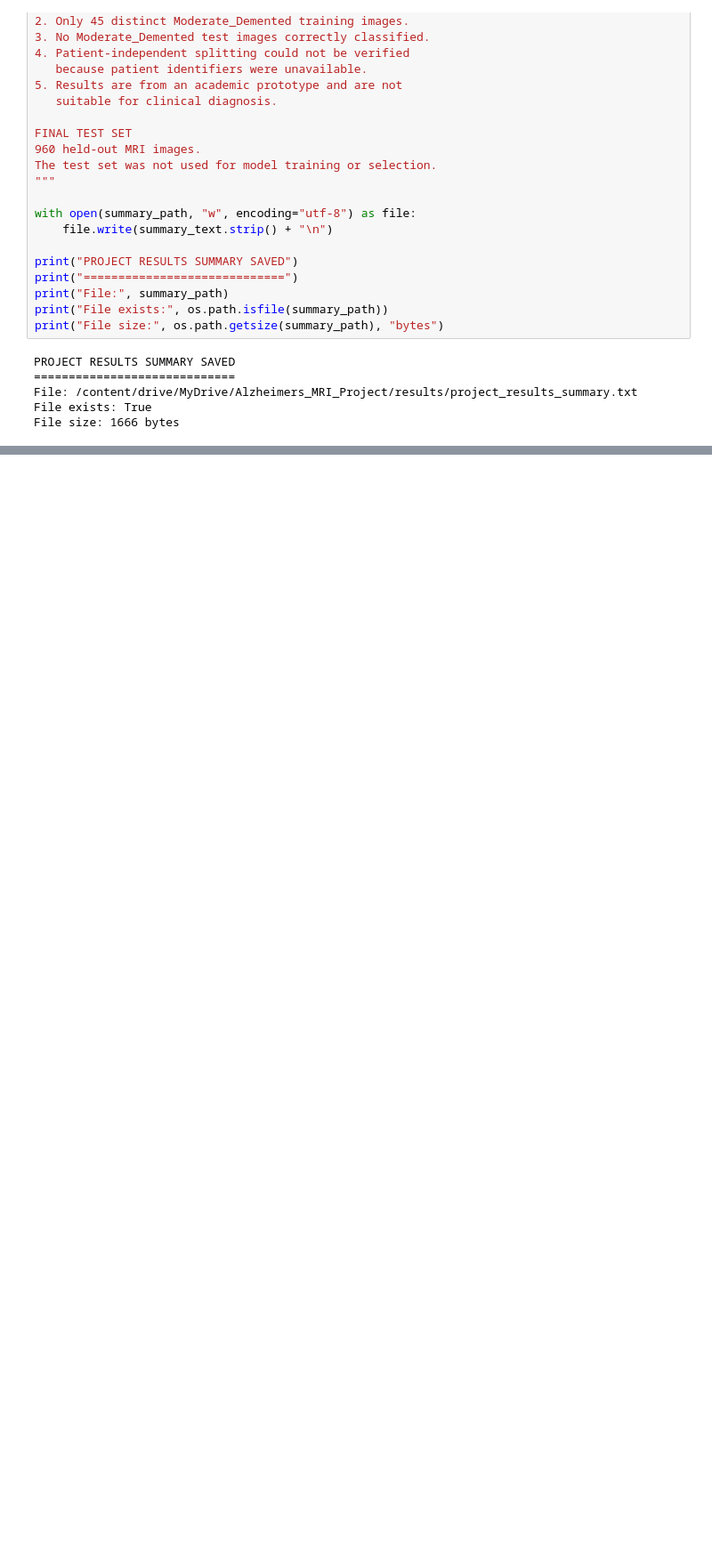
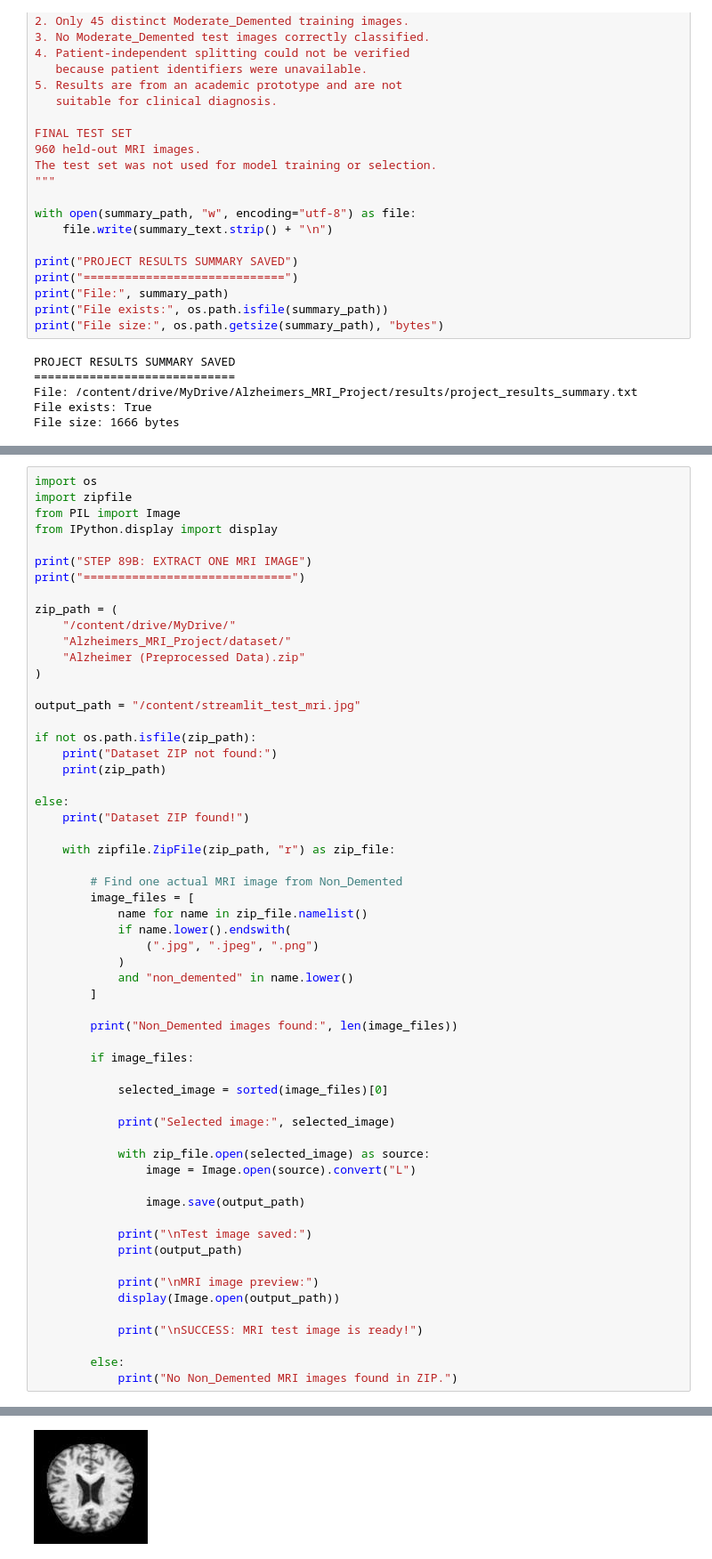
Before and after one commit to mohammad-mustafa130/Alzheimers-MRI-Classification, a Jupyter notebook: Alzheimers_MRI_Classification.ipynb, the cells around one changed output, grey strips where cells are left out. Shown at 89% size. Drawn from its saved outputs; the diff is of its cells as text; blank space fills up the shorter version.

```diff
--- a/Alzheimers_MRI_Classification.ipynb
+++ b/Alzheimers_MRI_Classification.ipynb
@@ -3174,0 +4150,59 @@ File size: 1666 bytes
+# %%
+import os
+import zipfile
+from PIL import Image
+from IPython.display import display
+
+print("STEP 89B: EXTRACT ONE MRI IMAGE")
+print("==============================")
+
+zip_path = (
+    "/content/drive/MyDrive/"
+    "Alzheimers_MRI_Project/dataset/"
+    "Alzheimer (Preprocessed Data).zip"
+)
+
+output_path = "/content/streamlit_test_mri.jpg"
+
+if not os.path.isfile(zip_path):
+    print("Dataset ZIP not found:")
+    print(zip_path)
+
+else:
+    print("Dataset ZIP found!")
+
+    with zipfile.ZipFile(zip_path, "r") as zip_file:
+
+        # Find one actual MRI image from Non_Demented
+        image_files = [
+            name for name in zip_file.namelist()
+            if name.lower().endswith(
+                (".jpg", ".jpeg", ".png")
+            )
+            and "non_demented" in name.lower()
+        ]
+
+        print("Non_Demented images found:", len(image_files))
+
+        if image_files:
+
+            selected_image = sorted(image_files)[0]
+
+            print("Selected image:", selected_image)
+
+            with zip_file.open(selected_image) as source:
+                image = Image.open(source).convert("L")
+
+                image.save(output_path)
+
+            print("\nTest image saved:")
+            print(output_path)
+
+            print("\nMRI image preview:")
+            display(Image.open(output_path))
+
+            print("\nSUCCESS: MRI test image is ready!")
+
+        else:
+            print("No Non_Demented MRI images found in ZIP.")
+# %% [output]
@@ -3174,0 +4219 @@ File size: 1666 bytes
+[figure, added]
```
Also changed, not shown: parts of 15 cells of this notebook.
